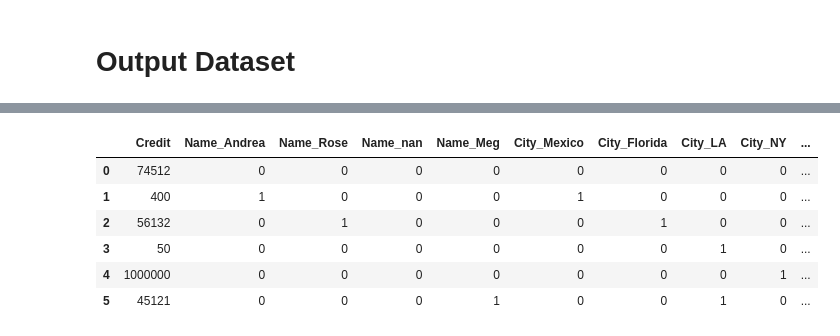
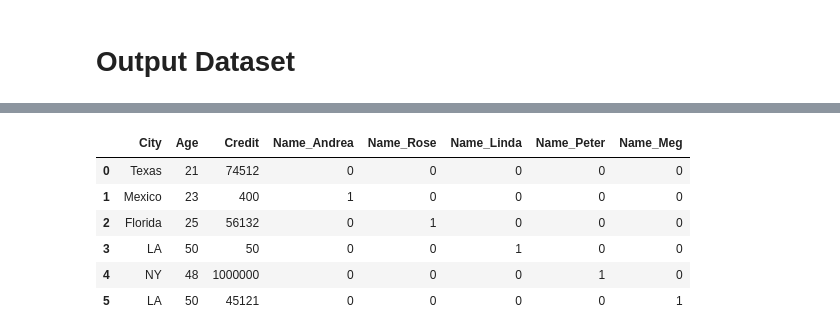
Before and after one commit to AhmedMostafa16/PrediKit, a Jupyter notebook: examples/02_Data_Preperation.ipynb, the cells around one changed output, grey strips where cells are left out. Cells and saved outputs as stored; diff of their text form; code cells hidden in the pictures.

Commit message:
Modify EncodingProcessor

```diff
--- a/examples/02_Data_Preperation.ipynb
+++ b/examples/02_Data_Preperation.ipynb
@@ -584,7 +595,7 @@ class OneHotEncoder:
 from predikit.preprocessing import FeatureSelection, EncodingProcessor
 
 data = {
-    "Name": ["John", "Andrea", "Rose", np.nan, np.nan, "Meg"],
+    "Name": ["John", "Andrea", "Rose", "Linda", "Peter", "Meg"],
     "City": ["Texas", "Mexico", "Florida", "LA", "NY", "LA"],
     # "Name": ["John", "John", "John", "Linda", "Linda", "Linda"],
     "Age": [21, 23, 25, 50, 48, 50],
@@ -601,16 +612,15 @@ df = pk.DataFrameParser(data)
 # result = fs.fit_transform(df, columns=["Credit", "Age"])
 # unwrap_value_or_error(result)
 # %%
-encoder = OneHotEncoder(['Name', 'City', 'Age'] ,drop= 'first')
-encoder.fit(df)
-encoder.transform(df)
-df
+encoder = EncodingProcessor(strategy='OneHotEncoder', cols= ['Name'], drop= 'first')
+encoded_df = encoder.fit_transform(df)
+encoded_df
 # %% [output]
-|  | Credit | Name_Andrea | Name_Rose | Name_nan | Name_Meg | City_Mexico | City_Florida | City_LA | City_NY | ... |
-| 0 | 74512 | 0 | 0 | 0 | 0 | 0 | 0 | 0 | 0 | ... |
-| 1 | 400 | 1 | 0 | 0 | 0 | 1 | 0 | 0 | 0 | ... |
-| 2 | 56132 | 0 | 1 | 0 | 0 | 0 | 1 | 0 | 0 | ... |
-| 3 | 50 | 0 | 0 | 0 | 0 | 0 | 0 | 1 | 0 | ... |
-| 4 | 1000000 | 0 | 0 | 0 | 0 | 0 | 0 | 0 | 1 | ... |
-| 5 | 45121 | 0 | 0 | 0 | 1 | 0 | 0 | 1 | 0 | ... |
+|  | City | Age | Credit | Name_Andrea | Name_Rose | Name_Linda | Name_Peter | Name_Meg |
+| 0 | Texas | 21 | 74512 | 0 | 0 | 0 | 0 | 0 |
+| 1 | Mexico | 23 | 400 | 1 | 0 | 0 | 0 | 0 |
+| 2 | Florida | 25 | 56132 | 0 | 1 | 0 | 0 | 0 |
+| 3 | LA | 50 | 50 | 0 | 0 | 1 | 0 | 0 |
+| 4 | NY | 48 | 1000000 | 0 | 0 | 0 | 1 | 0 |
+| 5 | LA | 50 | 45121 | 0 | 0 | 0 | 0 | 1 |
 # %%
```
Also changed, not shown: parts of 3 cells of this notebook, 1 other file.
